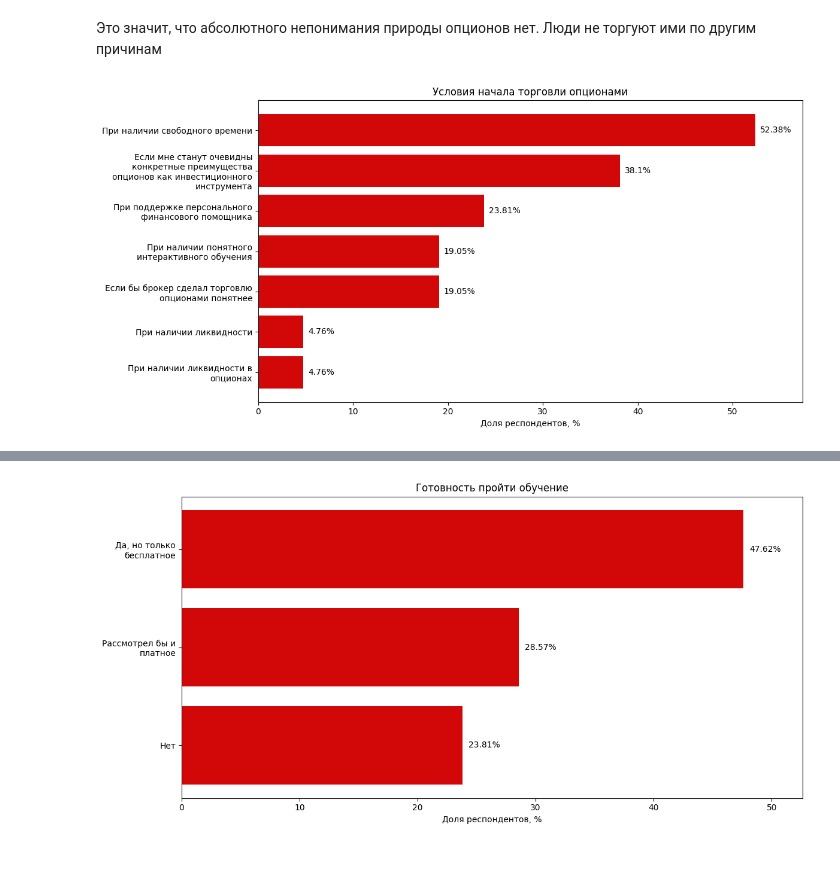
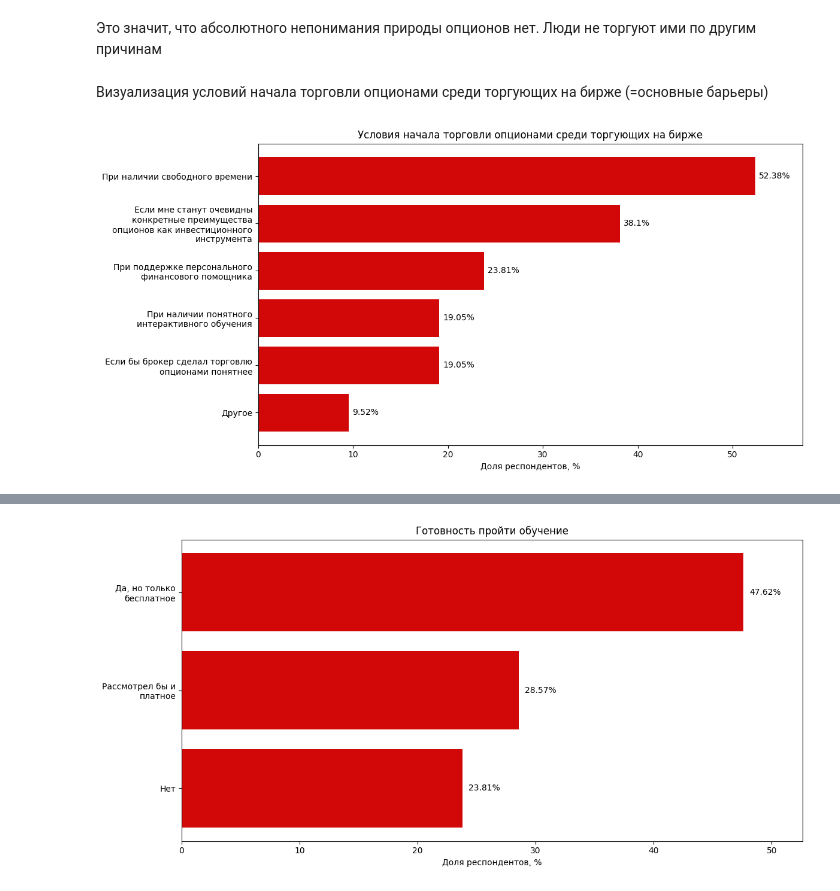
Before and after one commit to maburnashev/MOEX_Derivatives_Case, a Jupyter notebook: src/analysis_poll.ipynb, the cells around one changed output, grey strips where cells are left out. Saved outputs shown, nothing was run; the diff lists cells and outputs as text; code cells hidden in the pictures; blank space fills up the shorter version.

```diff
--- a/src/analysis_poll.ipynb
+++ b/src/analysis_poll.ipynb
@@ -44,35 +60,5 @@ print(f'То есть {know}% торгующих на бирже, не торг
 То есть 75.0% торгующих на бирже, не торгуют опционами по причинам не связанным с базовыми знаниями
 # %% [markdown]
 Это значит, что абсолютного непонимания природы опционов нет. Люди не торгуют ими по другим причинам
-# %%
-# визуализация основных препятствий к торговле
-question = "При каких условиях вы бы скорее всего начали торговать опционами? "
-s = df_no_trade[question].dropna()
-
-answers = (
-    s.astype(str)
-     .str.split(",")
-     .explode()
-     .str.strip()
-)
-answers = answers[answers != ""]
-
-counts = answers.value_counts()
-percents = (counts / len(s) * 100).round(2)
-
-labels = [textwrap.fill(lbl, width=30) for lbl in percents.index[::-1]]
-
-plt.figure(figsize=(12, 6))
-bars = plt.barh(range(len(percents)), percents.values[::-1], color=(210/255, 8/255, 8/255))
-plt.yticks(range(len(percents)), labels)
-plt.xlim(0, percents.max() + 5)
-plt.xlabel("Доля респондентов, %")
-plt.title("Условия начала торговли опционами")
-
-for bar, p in zip(bars, percents.values[::-1]):
-    plt.text(bar.get_width() + 0.5, bar.get_y() + bar.get_height()/2, f"{p}%", va="center")
-
-plt.tight_layout()
-plt.show()
-# %% [output]
-[figure, removed]
+# %% [markdown]
+Визуализация условий начала торговли опционами среди торгующих на бирже (=основные барьеры)
@@ -78,0 +110,6 @@ plt.show()
+# %%
+question_for_no_trade = "При каких условиях вы бы скорее всего начали торговать опционами? "
+percents_for_no_trade = prepare_multi_answers_percent(df_no_trade[question_for_no_trade].dropna())
+plot_barh_percents(percents_for_no_trade, "Условия начала торговли опционами среди торгующих на бирже")
+# %% [output]
+[figure, added]
```
Also changed, not shown: parts of 5 cells of this notebook, 1 other file.
